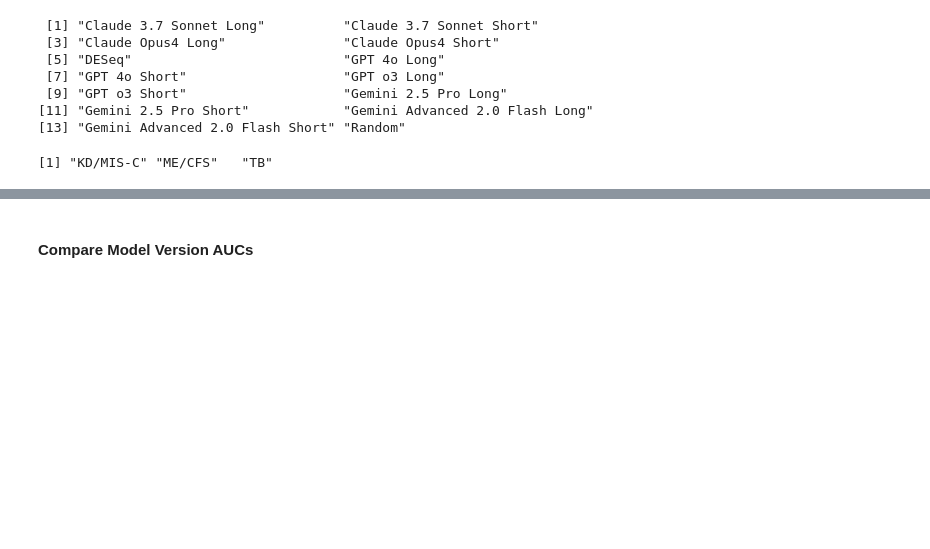
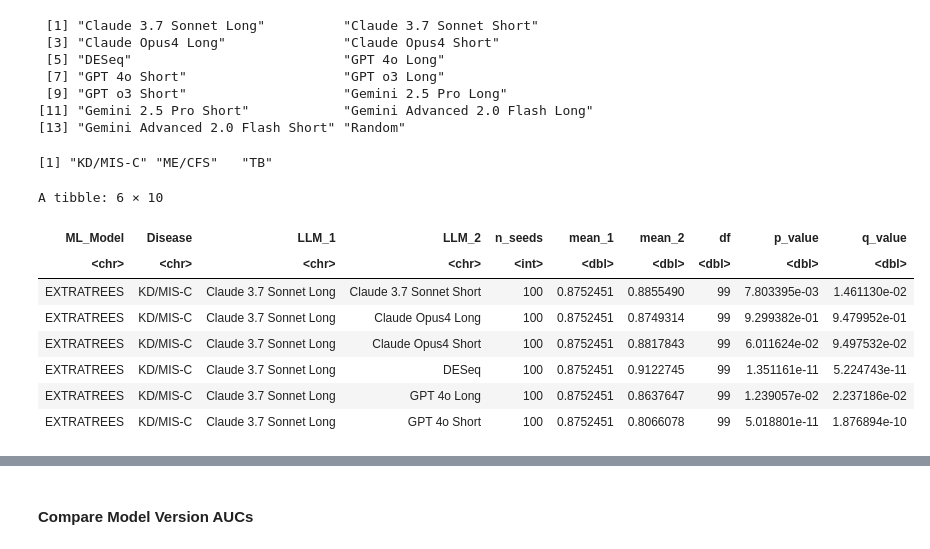
Before and after one commit to adb258/cfrna_ai_manuscript, a Jupyter notebook: code/ai_figures.ipynb, the cells around one changed output, grey strips where cells are left out. Saved outputs shown, nothing was run; the diff lists cells and outputs as text; code cells hidden in the pictures; blank space fills up the shorter version.

```diff
--- a/code/ai_figures.ipynb
+++ b/code/ai_figures.ipynb
@@ -86,36 +86,36 @@ reference = read.csv("data/TB_counts_gene_names.csv")
 # Short Prompts
 
 ## ── KD ──────────────────────────────────────────────────────────────
-KD_claude_old_short = read.csv("data/short prompts/short_prompts/KD_MISC_3.7Sonnet_short_200gene_100seed_array.csv")
-KD_claude_new_short = read.csv("data/short prompts/short_prompts/KD_MISC_Opus4_short_200gene_100seed_array.csv")
+KD_claude_old_short = read.csv("/workdir/adb258/ai_paper/data/short_prompts/KD_MISC_3.7Sonnet_short_200gene_100seed_array.csv")
+KD_claude_new_short = read.csv("/workdir/adb258/ai_paper/data/short_prompts/KD_MISC_Opus4_short_200gene_100seed_array.csv")
 
-KD_gemini_old_short = read.csv("data/short prompts/short_prompts/KD_MISC_geminiAdvanced2.0Flash_short_200gene_100seed_array.csv")
-KD_gemini_new_short = read.csv("data/short prompts/short_prompts/KD_MISC_gemini2.5Pro_short_200gene_100seed_array.csv")
+KD_gemini_old_short = read.csv("/workdir/adb258/ai_paper/data/short_prompts/KD_MISC_geminiAdvanced2.0Flash_short_200gene_100seed_array.csv")
+KD_gemini_new_short = read.csv("/workdir/adb258/ai_paper/data/short_prompts/KD_MISC_gemini2.5Pro_short_200gene_100seed_array.csv")
 
-KD_gpt_old_short    = read.csv("data/short prompts/short_prompts/KD_MISC_gpt4o_short_200gene_100seed_array.csv")
-KD_gpt_new_short    = read.csv("data/short prompts/short_prompts/KD_MISC_gpto3_short_200gene_100seed_array.csv")
+KD_gpt_old_short    = read.csv("/workdir/adb258/ai_paper/data/short_prompts/KD_MISC_gpt4o_short_200gene_100seed_array.csv")
+KD_gpt_new_short    = read.csv("/workdir/adb258/ai_paper/data/short_prompts/KD_MISC_gpto3_short_200gene_100seed_array.csv")
 
 
 ## ── MECFS ──────────────────────────────────────────────────────────────
-ME_claude_old_short = read.csv("data/short prompts/short_prompts/MECFS_3.7Sonnet_short_200gene_100seed_array.csv")
-ME_claude_new_short = read.csv("data/short prompts/short_prompts/MECFS_Opus4_short_200gene_100seed_array.csv")
+ME_claude_old_short = read.csv("/workdir/adb258/ai_paper/data/short_prompts/MECFS_3.7Sonnet_short_200gene_100seed_array.csv")
+ME_claude_new_short = read.csv("/workdir/adb258/ai_paper/data/short_prompts/MECFS_Opus4_short_200gene_100seed_array.csv")
 
-ME_gemini_old_short = read.csv("data/short prompts/short_prompts/MECFS_geminiAdvanced2.0Flash_short_200gene_100seed_array.csv")
-ME_gemini_new_short = read.csv("data/short prompts/short_prompts/MECFS_gemini2.5Pro_short_200gene_100seed_array.csv")
+ME_gemini_old_short = read.csv("/workdir/adb258/ai_paper/data/short_prompts/MECFS_geminiAdvanced2.0Flash_short_200gene_100seed_array.csv")
+ME_gemini_new_short = read.csv("/workdir/adb258/ai_paper/data/short_prompts/MECFS_gemini2.5Pro_short_200gene_100seed_array.csv")
 
-ME_gpt_old_short    = read.csv("data/short prompts/short_prompts/MECFS_gpt4o_short_200gene_100seed_array.csv")
-ME_gpt_new_short    = read.csv("data/short prompts/short_prompts/MECFS_gpto3_short_200gene_100seed_array.csv")
+ME_gpt_old_short    = read.csv("/workdir/adb258/ai_paper/data/short_prompts/MECFS_gpt4o_short_200gene_100seed_array.csv")
+ME_gpt_new_short    = read.csv("/workdir/adb258/ai_paper/data/short_prompts/MECFS_gpto3_short_200gene_100seed_array.csv")
 
 
 ## ── TB ─────────────────────────────────────────────────────────────────
-TB_claude_old_short = read.csv("data/short prompts/short_prompts/TB_3.7Sonnet_short_200gene_100seed_array.csv")
-TB_claude_new_short = read.csv("data/short prompts/short_prompts/TB_Opus4_short_200gene_100seed_array.csv")
+TB_claude_old_short = read.csv("/workdir/adb258/ai_paper/data/short_prompts/TB_3.7Sonnet_short_200gene_100seed_array.csv")
+TB_claude_new_short = read.csv("/workdir/adb258/ai_paper/data/short_prompts/TB_Opus4_short_200gene_100seed_array.csv")
 
-TB_gemini_old_short = read.csv("data/short prompts/short_prompts/TB_gemini2.0Flash_short_200gene_100seed_array.csv")
-TB_gemini_new_short = read.csv("data/short prompts/short_prompts/TB_gemini2.5Pro_short_200gene_100seed_array.csv")
+TB_gemini_old_short = read.csv("/workdir/adb258/ai_paper/data/short_prompts/TB_gemini2.0Flash_short_200gene_100seed_array.csv")
+TB_gemini_new_short = read.csv("/workdir/adb258/ai_paper/data/short_prompts/TB_gemini2.5Pro_short_200gene_100seed_array.csv")
 
-TB_gpt_old_short    = read.csv("data/short prompts/short_prompts/TB_gpt4o_short_200gene_100seed_array.csv")
-TB_gpt_new_short    = read.csv("data/short prompts/short_prompts/TB_gpto3_short_200gene_100seed_array.csv")
+TB_gpt_old_short    = read.csv("/workdir/adb258/ai_paper/data/short_prompts/TB_gpt4o_short_200gene_100seed_array.csv")
+TB_gpt_new_short    = read.csv("/workdir/adb258/ai_paper/data/short_prompts/TB_gpto3_short_200gene_100seed_array.csv")
 # %%
 library(tibble)
 library(dplyr)
@@ -914,7 +915,7 @@ pdf
 
 library(stringr)   # only used for startsWith equivalent; base R is fine
 
-data_dir  <- "data/GSEA preranked inputs"
+data_dir  <- "/workdir/adb258/ai_paper/data/GSEA_prerankedInputFiles"
 csv_files <- list.files(data_dir,
                         pattern = "_prerankedInput\\.csv$",
                         full.names = TRUE)
@@ -1965,6 +1963,7 @@ pairwise_tbl <- auc_data %>%                           # your full 100-seed data
           n_seeds = nrow(wide),
           mean_1  = m1,
           mean_2  = m2,
+          df      = parameter,
           p_value = p.value
         )
     })
@@ -1978,3 +1977,15 @@ write.csv(pairwise_tbl, "data/pairwise_auc_pvalues.csv", row.names = FALSE)
+# %%
+head(pairwise_tbl)
+# %% [output]
+A tibble: 6 × 10
+| ML_Model | Disease | LLM_1 | LLM_2 | n_seeds | mean_1 | mean_2 | df | p_value | q_value |
+| <chr> | <chr> | <chr> | <chr> | <int> | <dbl> | <dbl> | <dbl> | <dbl> | <dbl> |
+| EXTRATREES | KD/MIS-C | Claude 3.7 Sonnet Long | Claude 3.7 Sonnet Short | 100 | 0.8752451 | 0.8855490 | 99 | 7.803395e-03 | 1.461130e-02 |
+| EXTRATREES | KD/MIS-C | Claude 3.7 Sonnet Long | Claude Opus4 Long | 100 | 0.8752451 | 0.8749314 | 99 | 9.299382e-01 | 9.479952e-01 |
+| EXTRATREES | KD/MIS-C | Claude 3.7 Sonnet Long | Claude Opus4 Short | 100 | 0.8752451 | 0.8817843 | 99 | 6.011624e-02 | 9.497532e-02 |
+| EXTRATREES | KD/MIS-C | Claude 3.7 Sonnet Long | DESeq | 100 | 0.8752451 | 0.9122745 | 99 | 1.351161e-11 | 5.224743e-11 |
+| EXTRATREES | KD/MIS-C | Claude 3.7 Sonnet Long | GPT 4o Long | 100 | 0.8752451 | 0.8637647 | 99 | 1.239057e-02 | 2.237186e-02 |
+| EXTRATREES | KD/MIS-C | Claude 3.7 Sonnet Long | GPT 4o Short | 100 | 0.8752451 | 0.8066078 | 99 | 5.018801e-11 | 1.876894e-10 |
 # %%
 auc_data <- auc_data %>%
   mutate(
```
Also changed, not shown: parts of 36 cells of this notebook.
